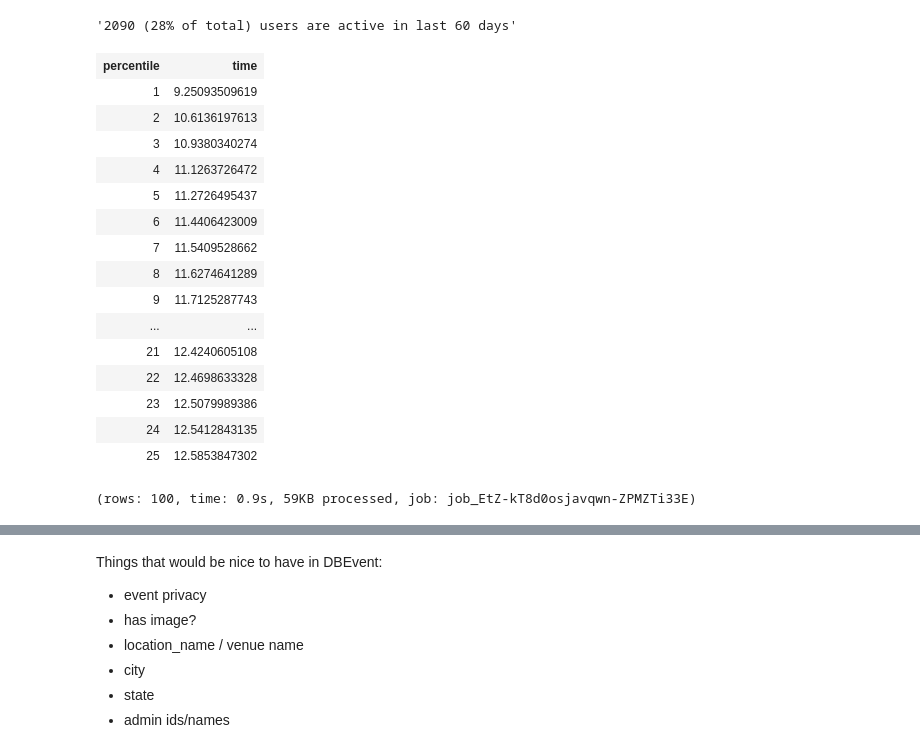
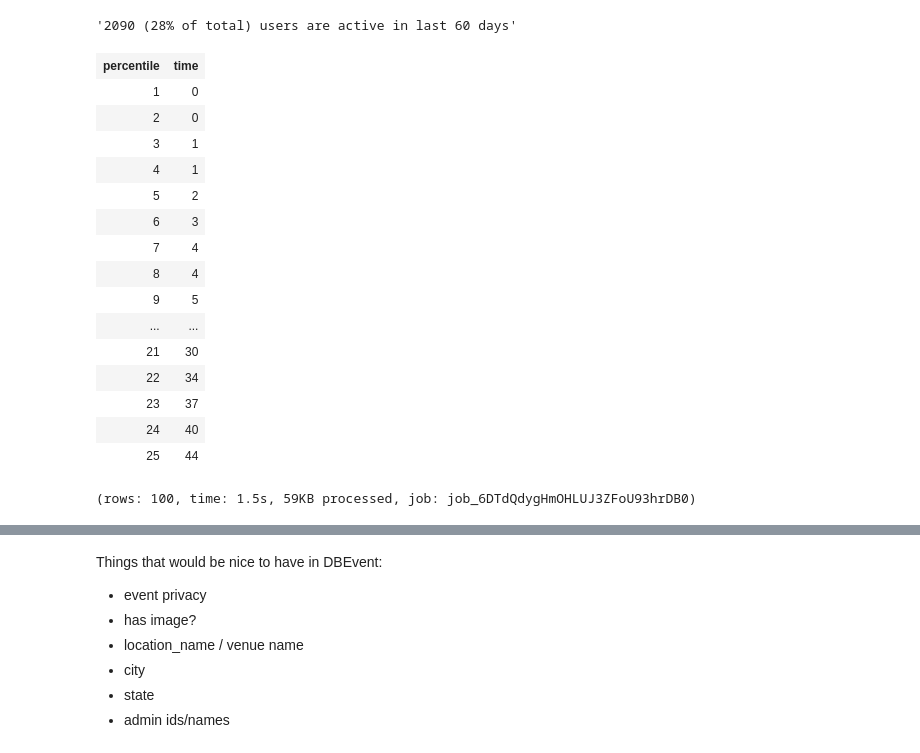
Before and after one commit to mikelambert/DanceDeets, a Jupyter notebook: DanceDeets Stats.ipynb, the cells around one changed output, grey strips where cells are left out. Saved outputs shown, nothing was run; the diff lists cells and outputs as text; code cells hidden in the pictures.

```diff
--- a/DanceDeets Stats.ipynb
+++ b/DanceDeets Stats.ipynb
@@ -237,29 +237,29 @@ total = bq.Query(
 # %% [output]
 '2090 (28% of total) users are active in last 60 days'
 # %%
-%%bigquery execute
+%%sql --module
 SELECT ROW_NUMBER() OVER (ORDER BY time) AS percentile, time
 FROM (
-  SELECT QUANTILES(LOG10(CURRENT_TIMESTAMP() - last_login_time), 100) AS time
+  SELECT QUANTILES(DATEDIFF(CURRENT_TIMESTAMP(), last_login_time), 100) AS time
   FROM [dancedeets-hrd:dance_events.users]
 )
 # %% [output]
 | percentile | time |
-| 1 | 9.25093509619 |
-| 2 | 10.6136197613 |
-| 3 | 10.9380340274 |
-| 4 | 11.1263726472 |
-| 5 | 11.2726495437 |
-| 6 | 11.4406423009 |
-| 7 | 11.5409528662 |
-| 8 | 11.6274641289 |
-| 9 | 11.7125287743 |
+| 1 | 0 |
+| 2 | 0 |
+| 3 | 1 |
+| 4 | 1 |
+| 5 | 2 |
+| 6 | 3 |
+| 7 | 4 |
+| 8 | 4 |
+| 9 | 5 |
 | ... | ... |
-| 21 | 12.4240605108 |
-| 22 | 12.4698633328 |
-| 23 | 12.5079989386 |
-| 24 | 12.5412843135 |
-| 25 | 12.5853847302 |
+| 21 | 30 |
+| 22 | 34 |
+| 23 | 37 |
+| 24 | 40 |
+| 25 | 44 |
-(rows: 100, time: 0.9s, 59KB processed, job: job_EtZ-kT8d0osjavqwn-ZPMZTi33E)
+(rows: 100, time: 1.5s, 59KB processed, job: job_6DTdQdygHmOHLUJ3ZFoU93hrDB0)
 # %%
 %%chart columns --data user_accessed --fields percentile,time
```
Also changed, not shown: parts of 1 cell of this notebook.
